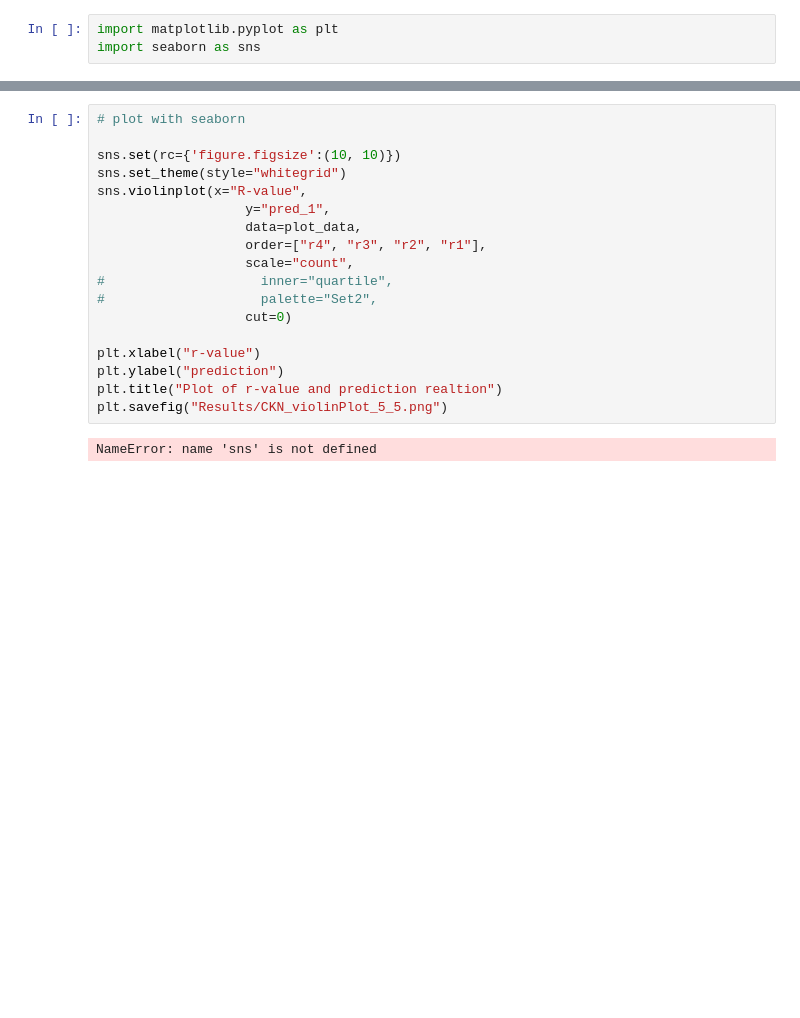
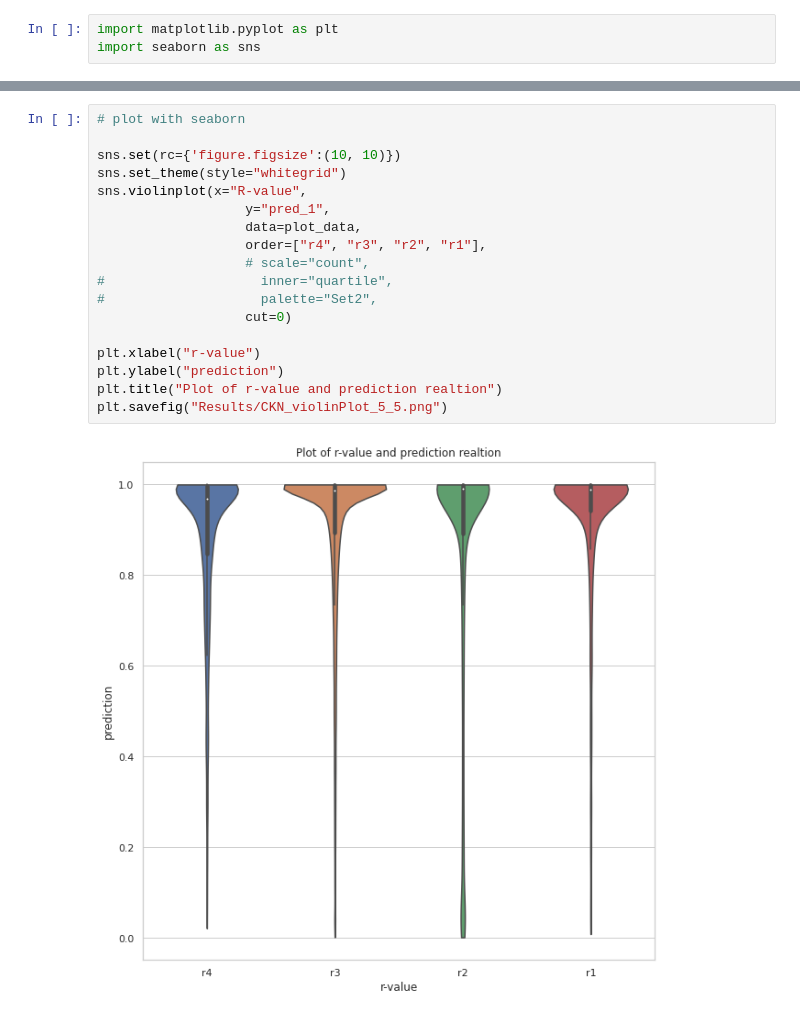
Before and after one commit to MartinMarzi/nib_ckn, a Jupyter notebook: notebooks/CKN-LinkPred_5_6.ipynb, the cells around one changed output, grey strips where cells are left out. Drawn from its saved outputs; the diff is of its cells as text; blank space fills up the shorter version.

```diff
--- a/notebooks/CKN-LinkPred_5_6.ipynb
+++ b/notebooks/CKN-LinkPred_5_6.ipynb
@@ -664,20 +687,20 @@ plot_data.pred_1.hist()
 # %%
 # plot with seaborn
 
 sns.set(rc={'figure.figsize':(10, 10)})
 sns.set_theme(style="whitegrid")
 sns.violinplot(x="R-value",
                    y="pred_1",
                    data=plot_data,
                    order=["r4", "r3", "r2", "r1"],
-                   scale="count",
+                   # scale="count",
 #                    inner="quartile",
 #                    palette="Set2",
                    cut=0)
 
 plt.xlabel("r-value")
 plt.ylabel("prediction")
 plt.title("Plot of r-value and prediction realtion")
 plt.savefig("Results/CKN_violinPlot_5_5.png")
 # %% [output]
-NameError: name 'sns' is not defined
+[figure, added]
```
Also changed, not shown: parts of 23 cells of this notebook, 4 other files.
